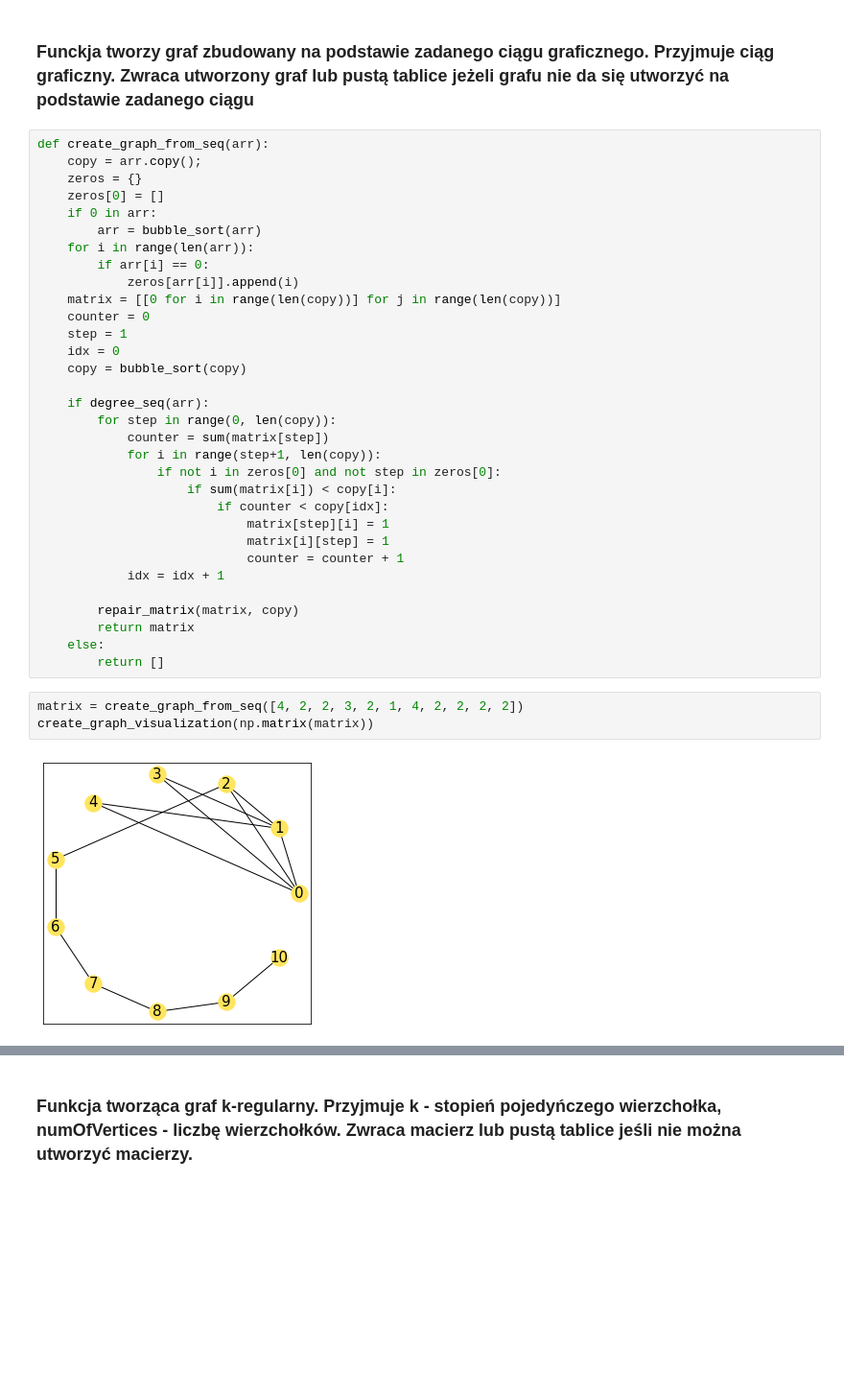
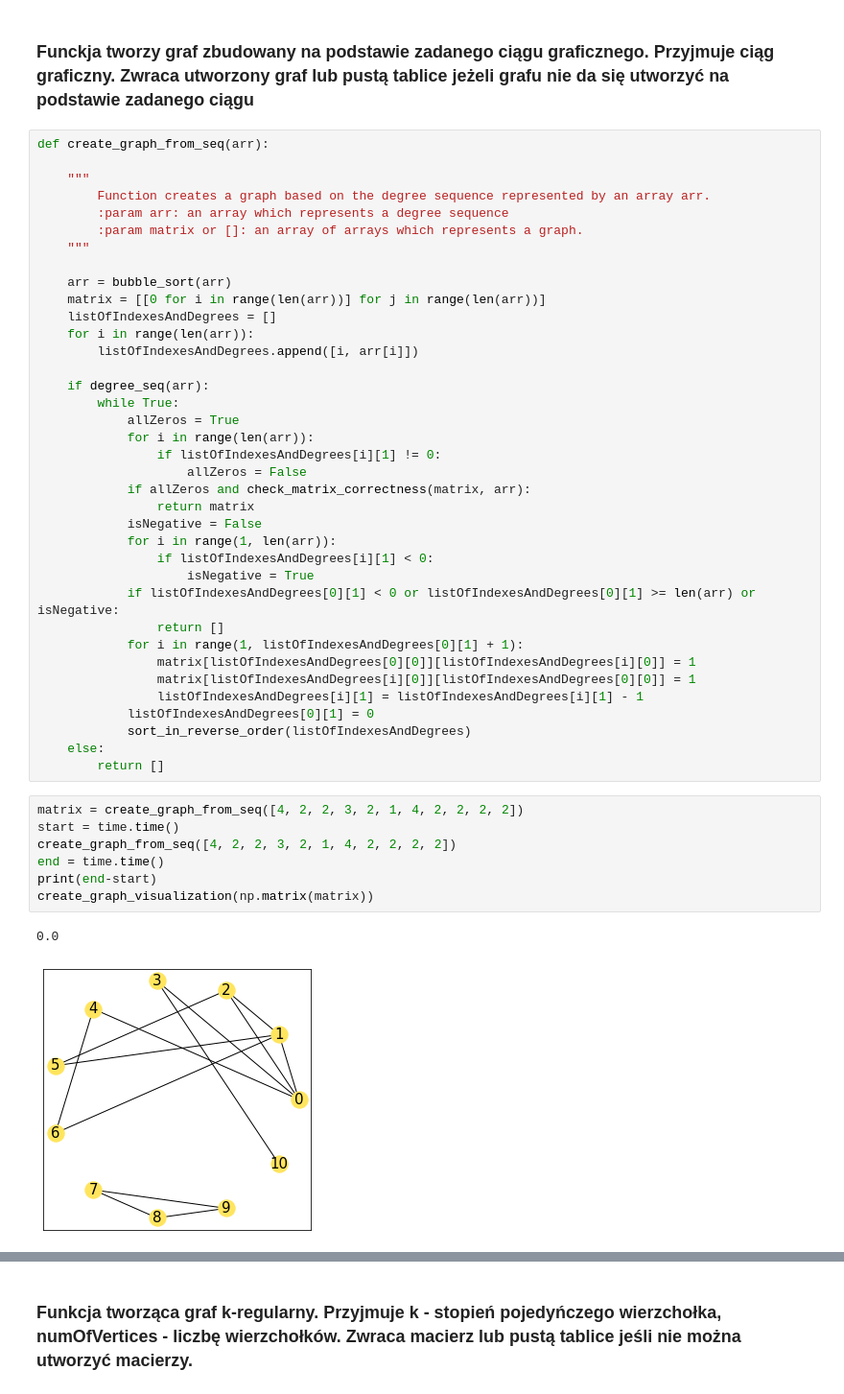
Before and after one commit to Czarne-Jagodki/labs, a Jupyter notebook: lab2/Zestaw2-grafy.ipynb, the cells around one changed output, grey strips where cells are left out. Shown at 96% size. Saved outputs shown, nothing was run; the diff lists cells and outputs as text; blank space fills up the shorter version.

```diff
--- a/lab2/Zestaw2-grafy.ipynb
+++ b/lab2/Zestaw2-grafy.ipynb
@@ -179,41 +217,51 @@ def repair_matrix(matrix, copy):
 # %% [markdown]
 ### Funckja tworzy graf zbudowany na podstawie zadanego ciągu graficznego. Przyjmuje ciąg graficzny. Zwraca utworzony graf lub pustą tablice jeżeli grafu nie da się utworzyć na podstawie zadanego ciągu
-# %%
-def create_graph_from_seq(arr):
-    copy = arr.copy();
-    zeros = {}
-    zeros[0] = []
-    if 0 in arr:
-        arr = bubble_sort(arr)
-    for i in range(len(arr)):
-        if arr[i] == 0:
-            zeros[arr[i]].append(i)
-    matrix = [[0 for i in range(len(copy))] for j in range(len(copy))]
-    counter = 0
-    step = 1
-    idx = 0
-    copy = bubble_sort(copy)
-
-    if degree_seq(arr):
-        for step in range(0, len(copy)):
-            counter = sum(matrix[step])
-            for i in range(step+1, len(copy)):
-                if not i in zeros[0] and not step in zeros[0]:
-                    if sum(matrix[i]) < copy[i]:
-                        if counter < copy[idx]:
-                            matrix[step][i] = 1
-                            matrix[i][step] = 1
-                            counter = counter + 1
-            idx = idx + 1
-
-        repair_matrix(matrix, copy)
-        return matrix
-    else:
-        return []
+# %%
+def create_graph_from_seq(arr):
+
+    """
+        Function creates a graph based on the degree sequence represented by an array arr.
+        :param arr: an array which represents a degree sequence
+        :param matrix or []: an array of arrays which represents a graph.
+    """
+
+    arr = bubble_sort(arr)
+    matrix = [[0 for i in range(len(arr))] for j in range(len(arr))]
+    listOfIndexesAndDegrees = []
+    for i in range(len(arr)):
+        listOfIndexesAndDegrees.append([i, arr[i]])
+
+    if degree_seq(arr):
+        while True:
+            allZeros = True
+            for i in range(len(arr)):
+                if listOfIndexesAndDegrees[i][1] != 0:
+                    allZeros = False
+            if allZeros and check_matrix_correctness(matrix, arr):
+                return matrix
+            isNegative = False
+            for i in range(1, len(arr)):
+                if listOfIndexesAndDegrees[i][1] < 0:
+                    isNegative = True
+            if listOfIndexesAndDegrees[0][1] < 0 or listOfIndexesAndDegrees[0][1] >= len(arr) or isNegative:
+                return []
+            for i in range(1, listOfIndexesAndDegrees[0][1] + 1):
+                matrix[listOfIndexesAndDegrees[0][0]][listOfIndexesAndDegrees[i][0]] = 1
+                matrix[listOfIndexesAndDegrees[i][0]][listOfIndexesAndDegrees[0][0]] = 1
+                listOfIndexesAndDegrees[i][1] = listOfIndexesAndDegrees[i][1] - 1
+            listOfIndexesAndDegrees[0][1] = 0
+            sort_in_reverse_order(listOfIndexesAndDegrees)
+    else:
+        return []
 # %%
 matrix = create_graph_from_seq([4, 2, 2, 3, 2, 1, 4, 2, 2, 2, 2])
+start = time.time()
+create_graph_from_seq([4, 2, 2, 3, 2, 1, 4, 2, 2, 2, 2])
+end = time.time()
+print(end-start)
 create_graph_visualization(np.matrix(matrix))
 # %% [output]
+0.0
-[figure, old version]
+[figure, new version]
 # %%
 matrix = create_graph_from_seq([4, 4, 3, 1, 2])
```
Also changed, not shown: parts of 43 cells of this notebook, 1 other file.
